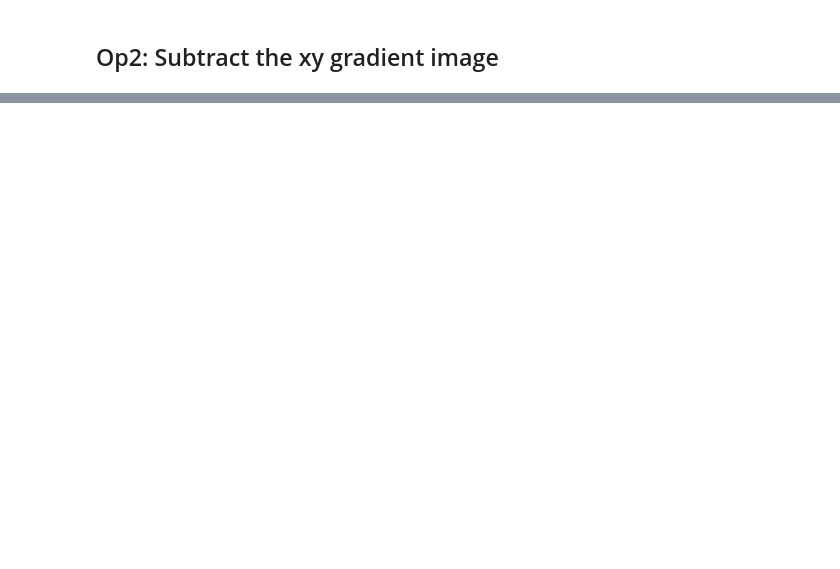
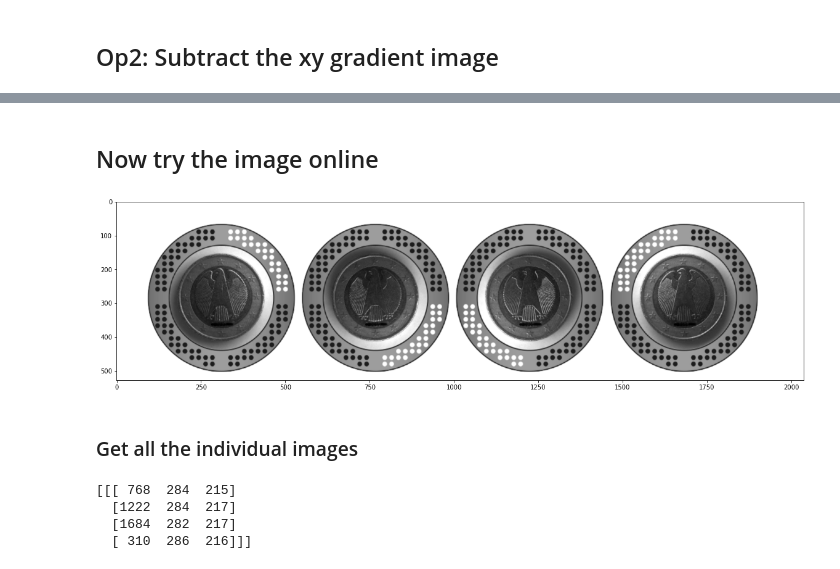
Before and after one commit to Zchappie/CV_Garage, a Jupyter notebook: machine_vision/SfS.ipynb, the cells around one changed output, grey strips where cells are left out. Cells and saved outputs as stored; diff of their text form; code cells hidden in the pictures; blank space fills up the shorter version.

Commit message:
new trials with new images

```diff
--- a/machine_vision/SfS.ipynb
+++ b/machine_vision/SfS.ipynb
@@ -103,0 +81,10 @@ show_img([sobelx+sobely, sobelx_org-sobelxa+sobely_org-sobelya])
+# %% [markdown]
+## Now try the image online
+# %%
+baumer = cv2.imread("baumer.png", cv2.IMREAD_GRAYSCALE)
+# %%
+show_img([baumer])
+# %% [output]
+[figure, added]
+# %% [markdown]
+### Get all the individual images
@@ -103,0 +97,16 @@ show_img([sobelx+sobely, sobelx_org-sobelxa+sobely_org-sobelya])
+# %%
+if circles is not None:
+    circles = np.uint16(np.around(circles))
+    print(circles)
+    for i in circles[0, :]:
+        center = (i[0], i[1])
+        # circle center
+        cv2.circle(baumer, center, 1, (0, 100, 100), 3)
+        # circle outline
+        radius = i[2]
+        cv2.circle(baumer, center, radius, (255, 0, 255), 3)
+# %% [output]
+[[[ 768  284  215]
+  [1222  284  217]
+  [1684  282  217]
+  [ 310  286  216]]]
```
Also changed, not shown: parts of 17 cells of this notebook, 1 other file.
